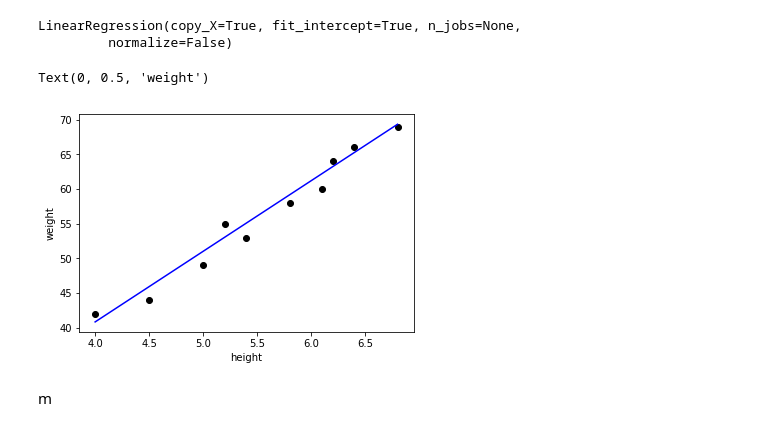
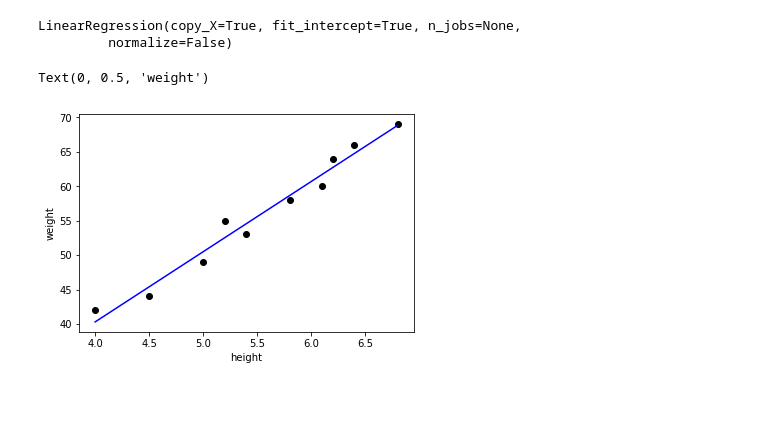
Before and after one commit to XavierDijo/AI, a Jupyter notebook: very simple linear regression.ipynb, the cells around one changed output. Saved outputs shown, nothing was run; the diff lists cells and outputs as text; code cells hidden in the pictures; blank space fills up the shorter version.

```diff
--- a/very simple linear regression.ipynb
+++ b/very simple linear regression.ipynb
@@ -25,15 +25,13 @@ LinearRegression(copy_X=True, fit_intercept=True, n_jobs=None,
 # %%
 plt.scatter(height,weight,color='black')
 
-predicted_values = [reg.coef_ * i + b for i in height]
+predicted_values = [reg.coef_ * i + reg.intercept_ for i in height]
 
 plt.plot(height, predicted_values, 'b')
 
 plt.xlabel("height")
 
 plt.ylabel("weight")
 # %% [output]
 Text(0, 0.5, 'weight')
-[figure, old version]
+[figure, new version]
-# %% [markdown]
-m
```
Also changed, not shown: parts of 1 cell of this notebook, 1 other file.
